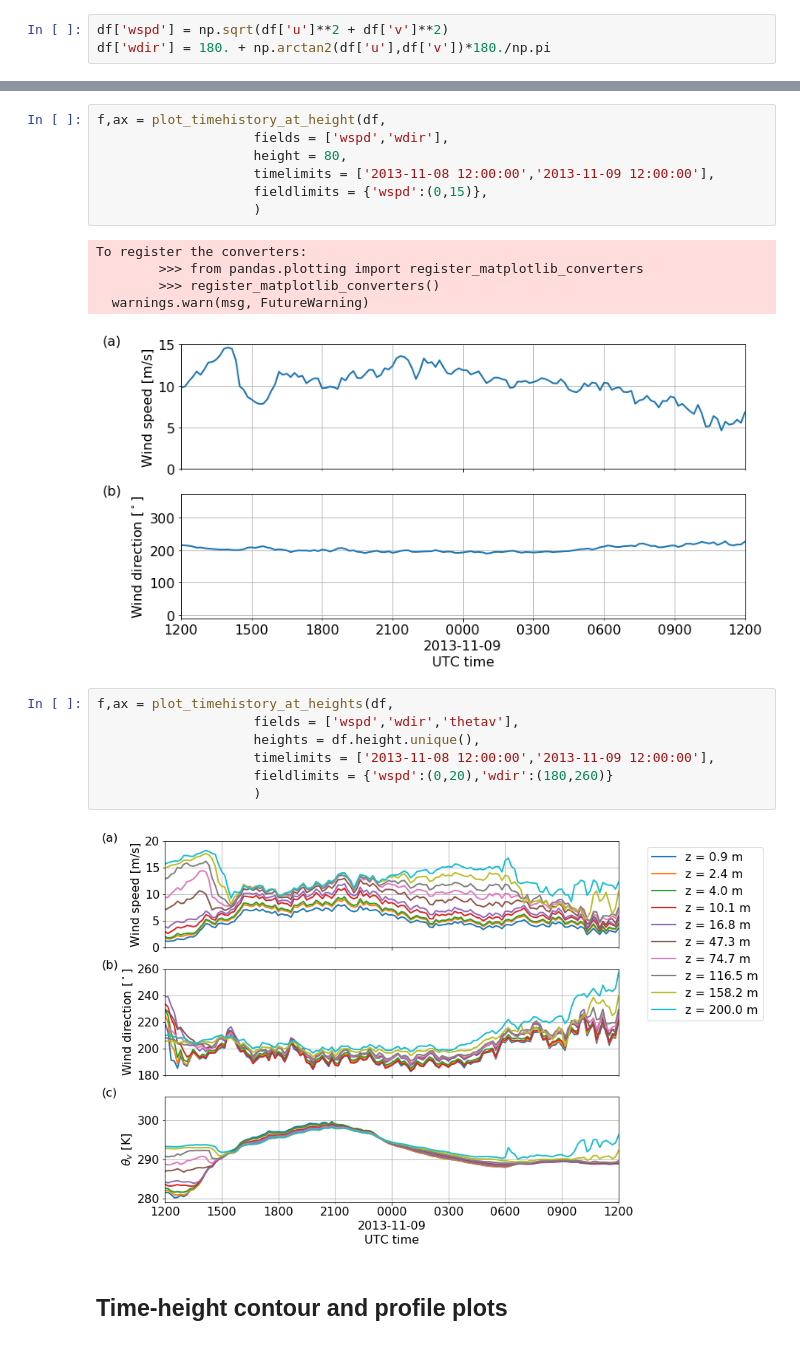
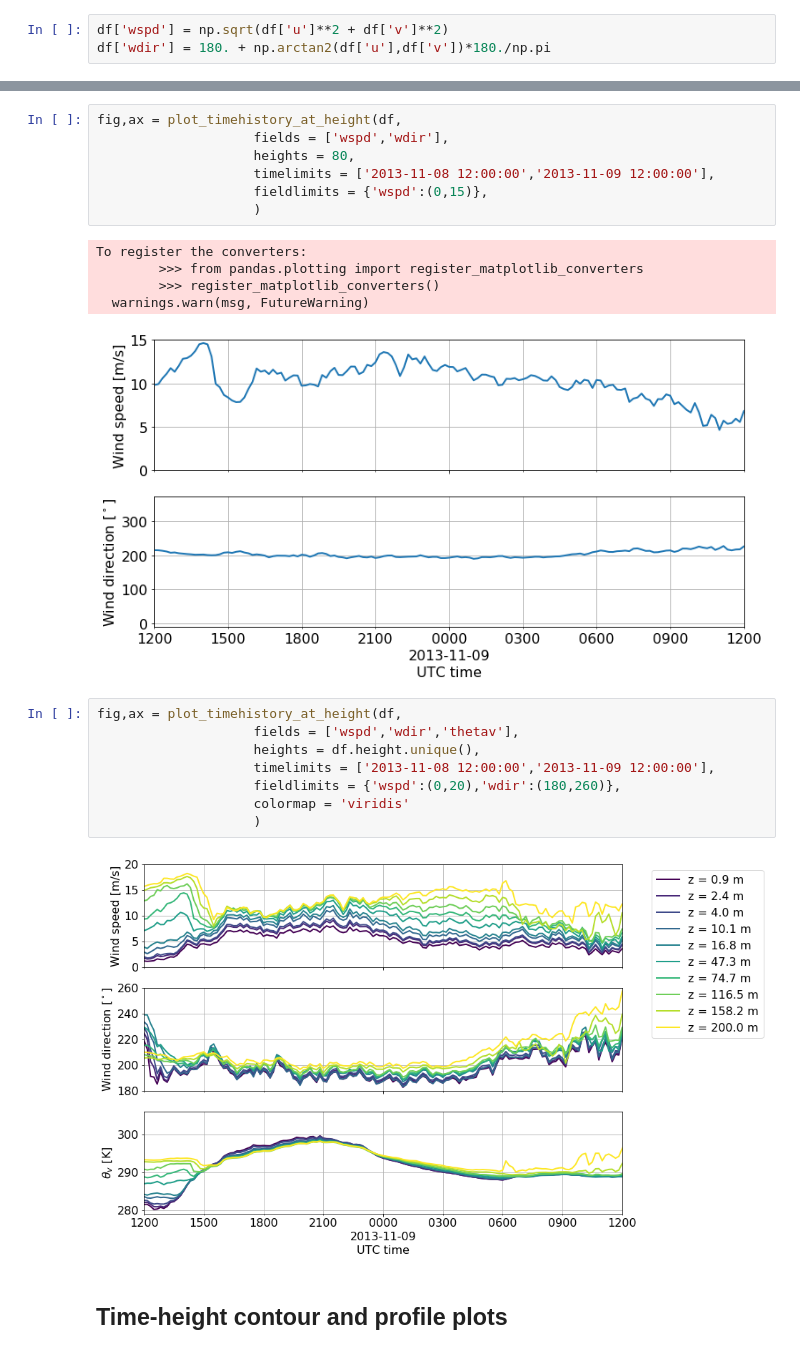
Before and after one commit to a2e-mmc/mmctools, a Jupyter notebook: example_plotting.ipynb, the cells around one changed output, grey strips where cells are left out. Cells and saved outputs as stored; diff of their text form.

Commit message:
Update example_plotting notebook

```diff
--- a/example_plotting.ipynb
+++ b/example_plotting.ipynb
@@ -41,9 +41,9 @@ df.head()
 | 2013-11-08 | 10.1 | -0.547638 | 4.537476 | -0.014839 | 293.469409 | 0.109090 | 0.252866 | 0.120394 | 0.020934 | 0.012241 | -0.041621 | ... |
 | 2013-11-08 | 16.8 | -0.232308 | 5.424099 | -0.036734 | 293.747246 | 0.098872 | 0.261779 | 0.099571 | 0.028755 | 0.009168 | -0.040850 | ... |
 # %%
-f,ax = plot_timehistory_at_height(df,
+fig,ax = plot_timehistory_at_height(df,
                     fields = ['wspd','wdir'],
-                    height = 80,
+                    heights = 80,
                     timelimits = ['2013-11-08 12:00:00','2013-11-09 12:00:00'],
                     fieldlimits = {'wspd':(0,15)},
                     )
@@ -52,16 +52,17 @@ To register the converters:
         >>> from pandas.plotting import register_matplotlib_converters
         >>> register_matplotlib_converters()
   warnings.warn(msg, FutureWarning)
-[figure, old version]
+[figure, new version]
 # %%
-f,ax = plot_timehistory_at_heights(df,
+fig,ax = plot_timehistory_at_height(df,
                     fields = ['wspd','wdir','thetav'],
                     heights = df.height.unique(),
                     timelimits = ['2013-11-08 12:00:00','2013-11-09 12:00:00'],
-                    fieldlimits = {'wspd':(0,20),'wdir':(180,260)}
+                    fieldlimits = {'wspd':(0,20),'wdir':(180,260)},
+                    colormap = 'viridis'
                     )
 # %% [output]
-[figure, old version]
+[figure, new version]
 # %% [markdown]
 ## Time-height contour and profile plots
 # %%
```
Also changed, not shown: parts of 5 cells of this notebook.
